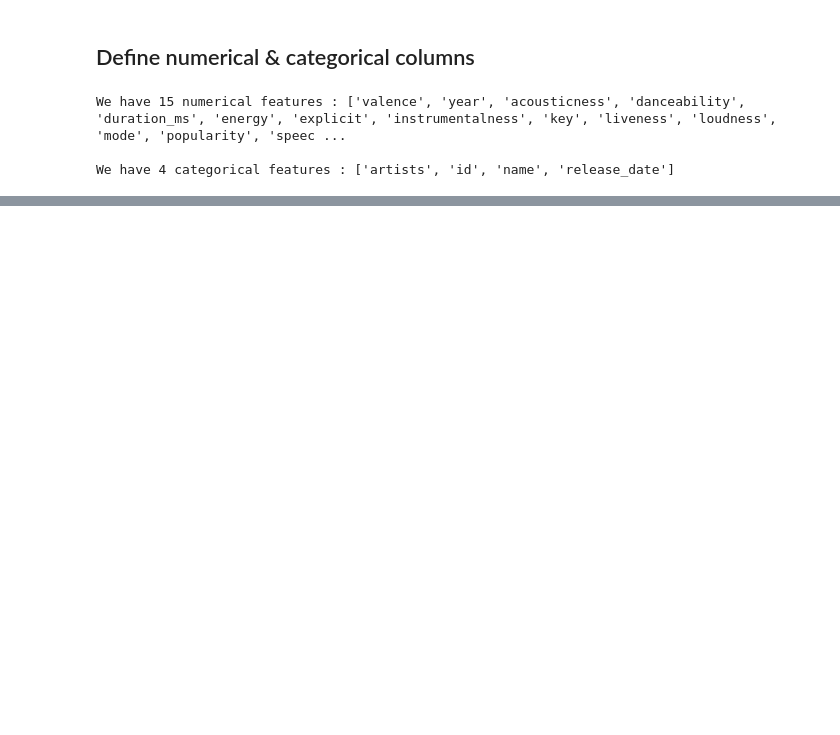
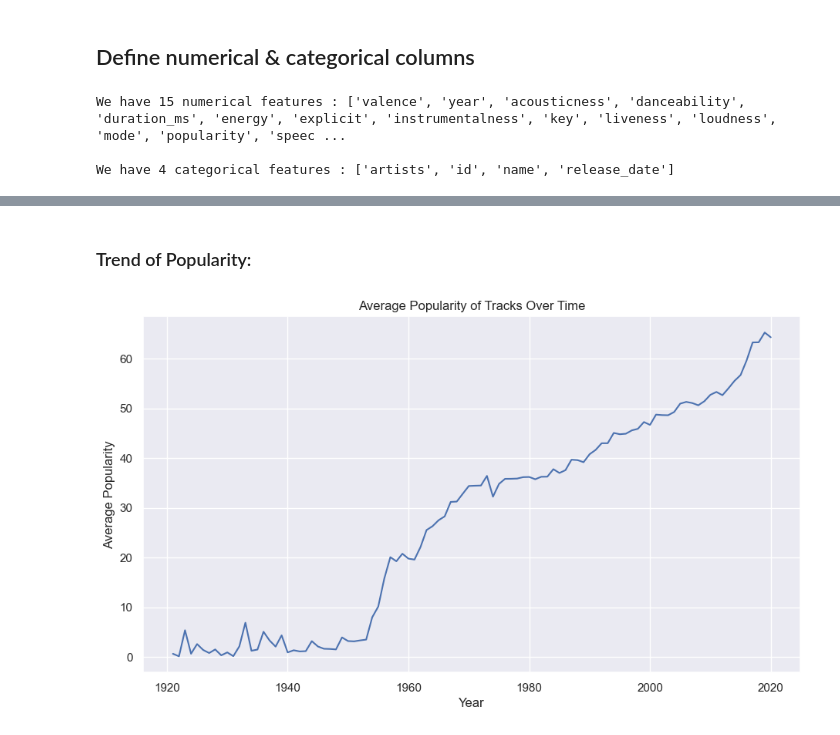
Before and after one commit to khaoula023/Music-Recommendation-System, a Jupyter notebook: notebook/EDA.ipynb, the cells around one changed output, grey strips where cells are left out. Cells and saved outputs as stored; diff of their text form; code cells hidden in the pictures; blank space fills up the shorter version.

```diff
--- a/notebook/EDA.ipynb
+++ b/notebook/EDA.ipynb
@@ -129,0 +218,11 @@ We have 4 categorical features : ['artists', 'id', 'name', 'release_date']
+# %% [markdown]
+### Trend of Popularity:
+# %%
+avg_popularity = df.groupby('year')['popularity'].mean()
+plt.plot(avg_popularity)
+plt.title('Average Popularity of Tracks Over Time')
+plt.xlabel('Year')
+plt.ylabel('Average Popularity')
+plt.show()
+# %% [output]
+[figure, added]
```
Also changed, not shown: parts of 20 cells of this notebook, 2 other files.
